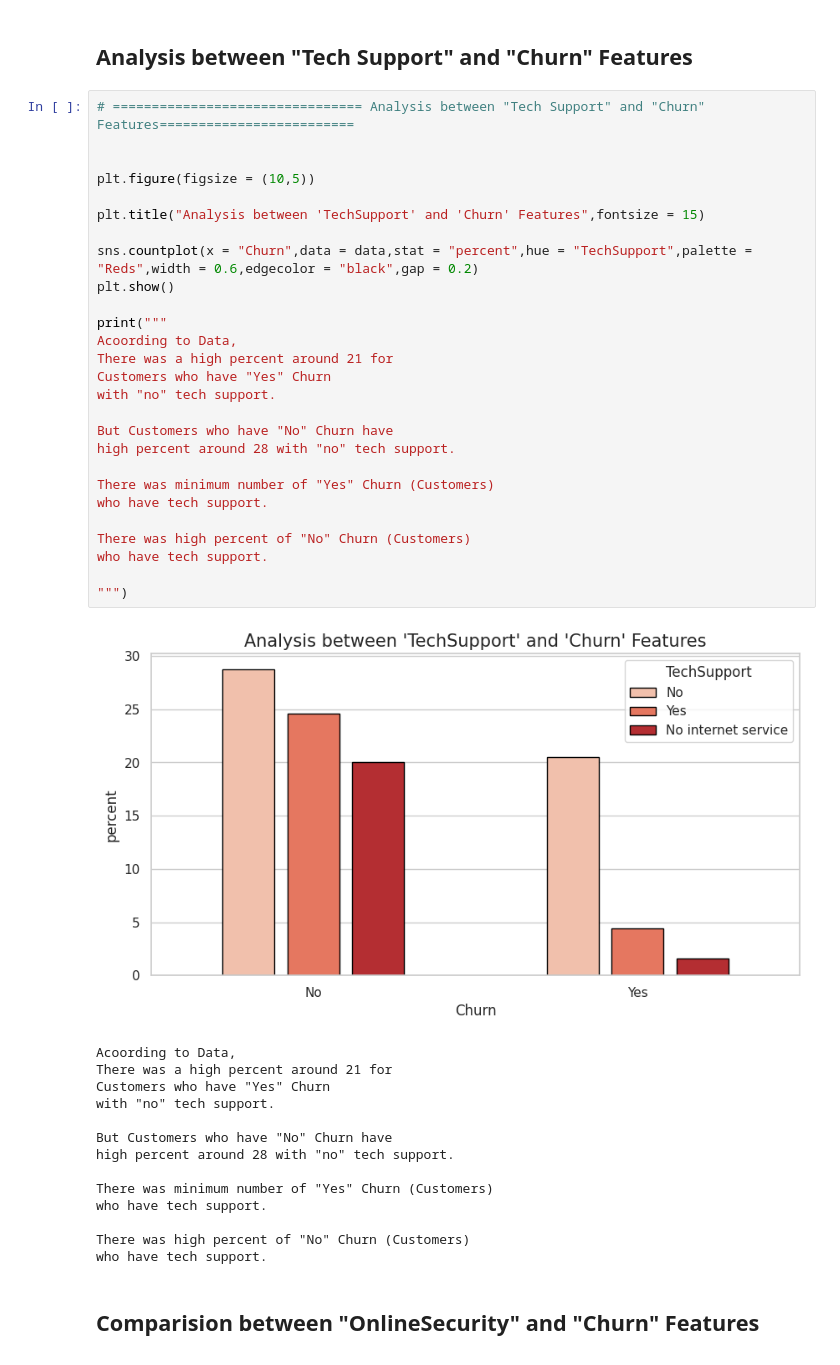
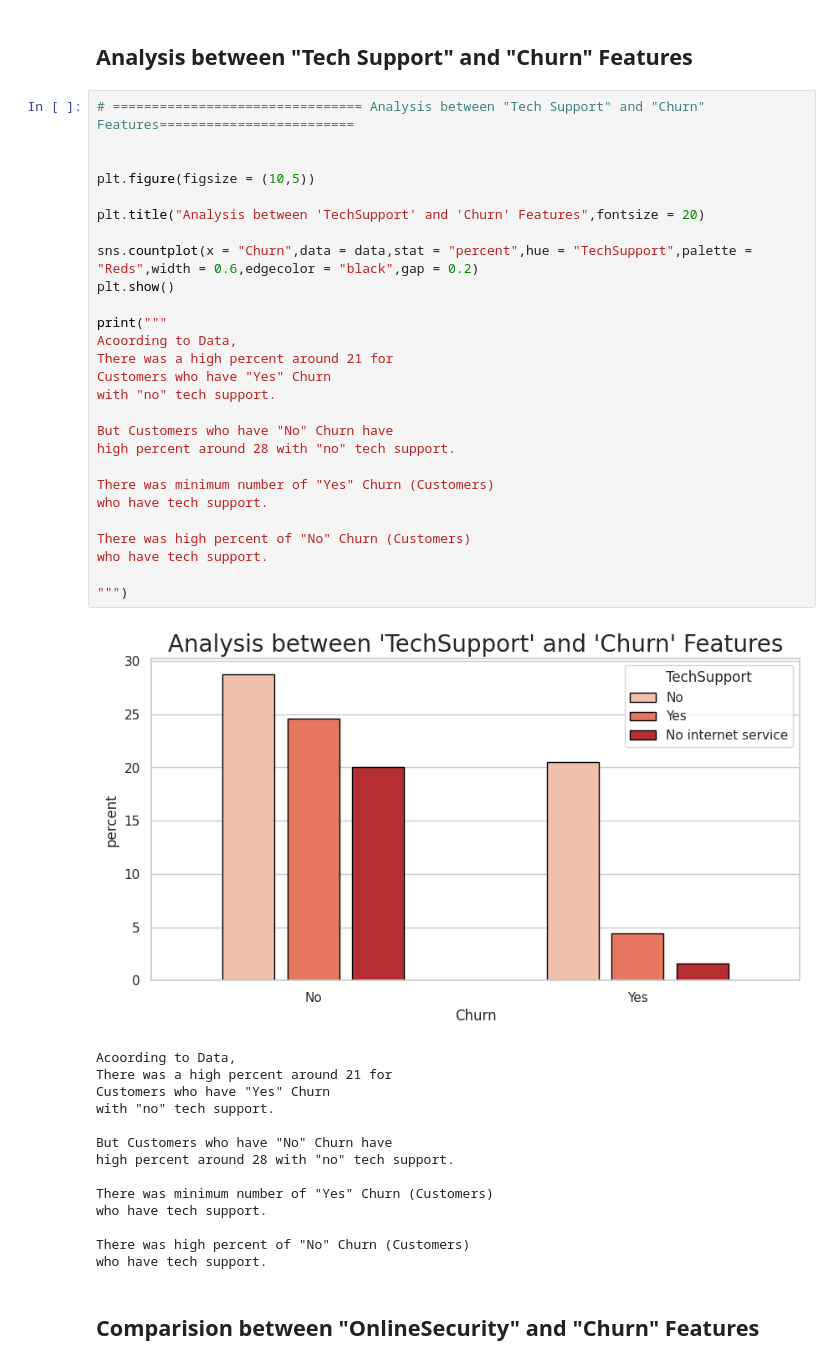
Before and after one commit to ArthJain123/Customer-Churn-Prediction-ML, a Jupyter notebook: Customer_Churn_Prediction.ipynb, the cells around one changed output. Saved outputs shown, nothing was run; the diff lists cells and outputs as text.

```diff
--- a/Customer_Churn_Prediction.ipynb
+++ b/Customer_Churn_Prediction.ipynb
@@ -438,32 +438,32 @@ Customers who haves high to moderate monthy spenditure.
 # %%
 # ================================ Analysis between "Tech Support" and "Churn" Features=========================
 
 
 plt.figure(figsize = (10,5))
 
-plt.title("Analysis between 'TechSupport' and 'Churn' Features",fontsize = 15)
+plt.title("Analysis between 'TechSupport' and 'Churn' Features",fontsize = 20)
 
 sns.countplot(x = "Churn",data = data,stat = "percent",hue = "TechSupport",palette = "Reds",width = 0.6,edgecolor = "black",gap = 0.2)
 plt.show()
 
 print("""
 Acoording to Data,
 There was a high percent around 21 for
 Customers who have "Yes" Churn
 with "no" tech support.
 
 But Customers who have "No" Churn have
 high percent around 28 with "no" tech support.
 
 There was minimum number of "Yes" Churn (Customers)
 who have tech support.
 
 There was high percent of "No" Churn (Customers)
 who have tech support.
 
 """)
 # %% [output]
-[figure, old version]
+[figure, new version]
 Acoording to Data,
 There was a high percent around 21 for
 Customers who have "Yes" Churn
```
Also changed, not shown: parts of 4 cells of this notebook.
